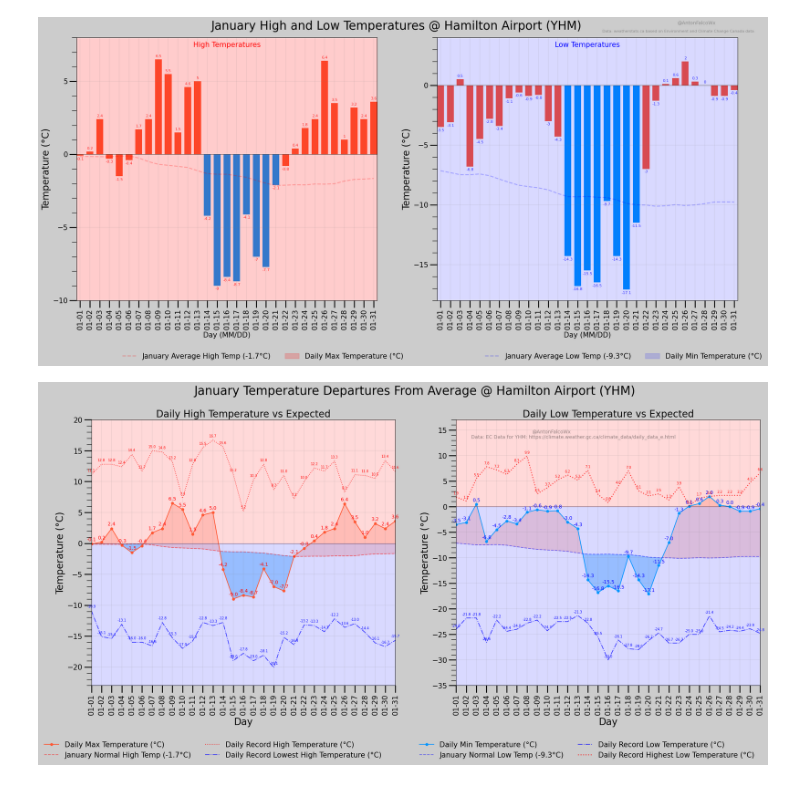
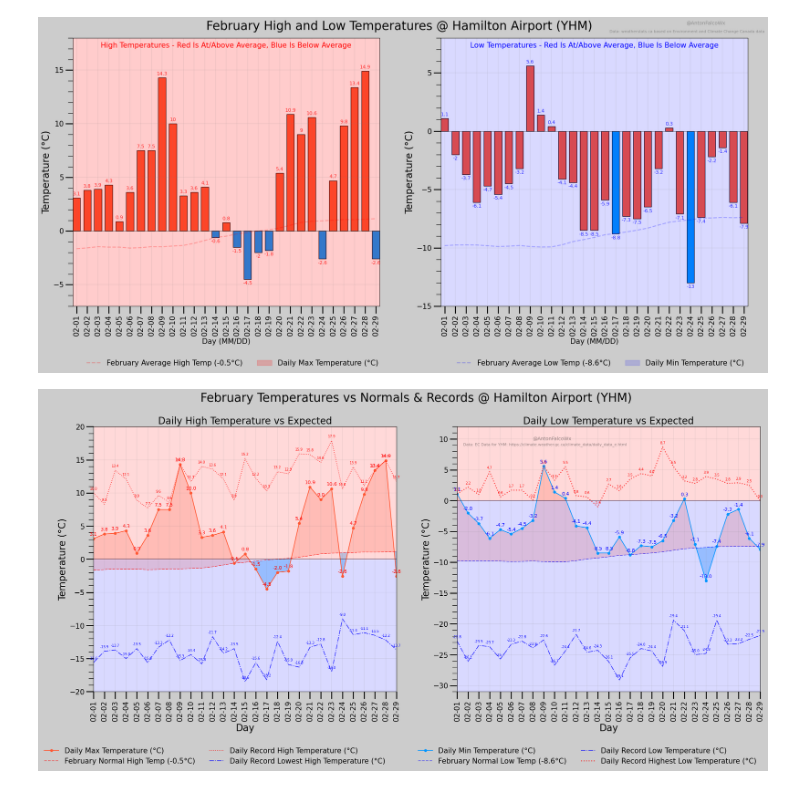
Before and after one commit to antonfalco/2024-YHM-Weather, a Jupyter notebook: YHM 2024 YEARLY OVERVIEW.ipynb, the cells around one changed output. Cells and saved outputs as stored; diff of their text form; code cells hidden in the pictures.

```diff
--- a/YHM 2024 YEARLY OVERVIEW.ipynb
+++ b/YHM 2024 YEARLY OVERVIEW.ipynb
@@ -793,7 +894,7 @@ plt.close()
 # %%
 #Separated Highs and Lows
 fig, (ax, ax2) = plt.subplots(1, 2, figsize=(25,10))
-fig.suptitle('January High and Low Temperatures @ Hamilton Airport (YHM)',  y=.93, fontweight='bold', fontsize=25)
+fig.suptitle('February High and Low Temperatures @ Hamilton Airport (YHM)',  y=.93, fontweight='bold', fontsize=25)
 #ax.set_facecolor('#DEDEDE')
 #ax2.set_facecolor('#DEDEDE')
 fig.patch.set_facecolor('#ccc')
@@ -804,14 +905,14 @@ Max_Temp = Yearly['max_temperature']
 Min_Temp = Yearly['min_temperature']
 
 #Left Plot: Data and below average color change
-colormap = np.where(Yearly['max_temperature']< -1.7, '#0096FF','#FF5733')
-Precip = ax.bar(height=Yearly['max_temperature'], x=Yearly['date'], width=0.7, color=colormap)
-ax.bar_label(Precip, padding=3, fontsize=8, fontweight='bold', color='red', alpha=0.8)
+colormap = np.where(Yearly['max_temperature']< -0.5, '#0096FF','#FF5733')
+Precip = ax.bar(height=Yearly['max_temperature'], x=Yearly['date'], width=0.7, color=colormap, edgecolor='black')
+ax.bar_label(Precip, padding=3, fontsize=10, fontweight='bold', color='red', alpha=0.8)
 
 #Right Plot: Data and below average color change
-colormap=np.where(Yearly['min_temperature']> -9.3, '#FF5733','#0096FF')
-Precip2 = ax2.bar(height=Yearly['min_temperature'], x=Yearly['date'], width=0.7, color=colormap)
-ax2.bar_label(Precip2, padding=3, fontsize=8, fontweight='bold', color='blue', alpha=0.8)
+colormap=np.where(Yearly['min_temperature']> -8.6, '#FF5733','#0096FF')
+Precip2 = ax2.bar(height=Yearly['min_temperature'], x=Yearly['date'], width=0.7, color=colormap, edgecolor='black')
+ax2.bar_label(Precip2, padding=3, fontsize=10, fontweight='bold', color='blue', alpha=0.8)
 
 #Yearly Normals plots and labels
 ax.plot(Normals['date'], Normals['max_temperature_v'], '--', ms=5, color='r', linewidth=2.0, alpha=0.25)
@@ -820,14 +921,14 @@ ax2.plot(Normals['date'], Normals['min_temperature_v'], '--', ms=5, color='b', l
 
 #Labels (left plot)
 ax.grid(which='major', color='gray', linewidth=0.15)
-ax.set_title('High Temperatures',fontweight='bold', fontsize=15, color='red', y=1.0, pad=-20)
+ax.set_title('High Temperatures - Red Is At/Above Average, Blue Is Below Average',fontweight='bold', fontsize=15, color='red', y=1.0, pad=-20)
 ax.set_xlabel('Day (MM/DD)',fontweight='bold', fontsize=15)
 ax.set_ylabel('Temperature (°C)',fontweight='bold', fontsize=20)
 
 
 #Labels (right plot)
 ax2.grid(which='major', color='gray', linewidth=0.15)
-ax2.set_title('Low Temperatures', fontweight='bold', fontsize=15, color='blue', y=1.0, pad=-20)
+ax2.set_title('Low Temperatures - Red Is At/Above Average, Blue Is Below Average', fontweight='bold', fontsize=15, color='blue', y=1.0, pad=-20)
 ax2.set_xlabel('Day (MM/DD)', fontweight='bold', fontsize=15)
 ax2.set_ylabel('Temperature (°C)', fontweight='bold', fontsize=20)
 
@@ -835,20 +936,20 @@ ax2.set_ylabel('Temperature (°C)', fontweight='bold', fontsize=20)
 #Temperature & Day X/Y-axis
 ax.margins(x=0)
 ax.margins(y=0)
-ax.set_ylim([-10, 8])
+ax.set_ylim([-7, 18])
 
 ax2.margins(x=0)
 ax2.margins(y=0)
-ax2.set_ylim([-18, 4])
+ax2.set_ylim([-15, 8])
 
 #Shaded background
-ax.axhspan(-10, 10, alpha=0.2, color='r')
-ax2.axhspan(5, -20, alpha=0.15, color='b')
+ax.axhspan(-15, 20, alpha=0.2, color='r')
+ax2.axhspan(15, -20, alpha=0.15, color='b')
 
 
 #Legends
-ax.legend(["January Average High Temp (-1.7°C)", "Daily Max Temperature (°C)"], fontsize=15, loc='lower center', bbox_to_anchor=(0.62, -0.25), ncol=2, frameon=False)
-ax2.legend([ "January Average Low Temp (-9.3°C)", "Daily Min Temperature (°C)"], fontsize=15,loc='lower center', bbox_to_anchor=(0.62, -0.25), ncol=2, frameon=False)
+ax.legend(["February Average High Temp (-0.5°C)", "Daily Max Temperature (°C)"], fontsize=15, loc='lower center', bbox_to_anchor=(0.52, -0.25), ncol=2, frameon=False)
+ax2.legend([ "February Average Low Temp (-8.6°C)", "Daily Min Temperature (°C)"], fontsize=15,loc='lower center', bbox_to_anchor=(0.52, -0.25), ncol=2, frameon=False)
 
 
 #Changing the x and y axis intervals (ticks)
@@ -869,41 +970,41 @@ ax.tick_params('both', length=10, width=1, which='minor', labelsize=15)
 ax.tick_params(axis='x', rotation=90)
 
 ax2.tick_params('both', length=15, width=2, which='major', labelsize=15)
 ax2.tick_params('both', length=10, width=1, which='minor', labelsize=15)
 ax2.tick_params(axis='x', rotation=90)
 
 
 #Average lines (Average Temperature and Average Precip)
 #ax.axhline(-1.7,0,28,color='red',linewidth=2.0,linestyle='dotted',alpha=0.5)
 #ax2.axhline(-9.3,0,28,color='blue',linewidth=2.0,linestyle='dotted',alpha=0.5)
 
 #Zero degree lines
 #ax.axhline(-1.7,0,28,color='red',linewidth=2.0,linestyle='dotted',alpha=0.5)
 ax.axhline(0,0,28,color='black',linewidth=0.5,linestyle='solid',alpha=0.9)
 ax2.axhline(0,0,28,color='black',linewidth=0.5,linestyle='solid',alpha=0.9)
 
 #Adding name
 plt.text(2.0, 1.05, '@AntonFalcoWx', fontsize = 10, transform=ax.transAxes, alpha=0.3)
 plt.text(1.75, 1.02, 'Data: weatherstats.ca based on Environment and Climate Change Canada data', fontsize = 8, transform=ax.transAxes, alpha=0.3)
 
-#plt.text(0.6, 0.8, 'January Average High Temp (-1.7°C)',color='red', fontsize = 12, transform=ax.transAxes, alpha=0.9)
-#plt.text(1.8, 0.5, 'January Average Low Temp (-9.3°C)',color='blue', fontsize = 12, transform=ax.transAxes, alpha=0.9)
+#plt.text(0.6, 0.8, 'February Average High Temp (-1.7°C)',color='red', fontsize = 12, transform=ax.transAxes, alpha=0.9)
+#plt.text(1.8, 0.5, 'February Average Low Temp (-9.3°C)',color='blue', fontsize = 12, transform=ax.transAxes, alpha=0.9)
 
 
 #Date formatter
 date_form = DateFormatter("%m-%d")
 ax.xaxis.set_major_formatter(date_form)
 ax2.xaxis.set_major_formatter(date_form)
 
-#plt.savefig('YHM_Normals vs January Bar Graph (double).jpg', dpi=300)
+#plt.savefig('YHM_Normals vs February Bar Graph (double).jpg', dpi=300)
 plt.show()
 plt.close()
 # %% [output]
-[figure, old version]
+[figure, new version]
 # %%
 #Fill Differences From Average
 fig, (ax, ax2) = plt.subplots(1, 2, figsize=(25,10))
-fig.suptitle('January Temperature Departures From Average @ Hamilton Airport (YHM)', fontweight='bold', fontsize=25)
+fig.suptitle('February Temperatures vs Normals & Records @ Hamilton Airport (YHM)', fontweight='bold', fontsize=25)
 #ax.set_facecolor('#DEDEDE')
 #ax2.set_facecolor('#DEDEDE')
 fig.patch.set_facecolor('#ccc')
@@ -981,14 +1082,14 @@ ax2.grid(which='major', color='gray', linewidth=0.15)
 
 
 #Legends (normals)
-#ax.legend(["Daily Max Temperature (°C)", "January Daily Average High Temp (-1.7°C)"],fontsize=15, loc='lower center', bbox_to_anchor=(0.4, -0.25), ncol=2, frameon=False)
-#ax2.legend(["Daily Min Temperature (°C)", "January Daily Average Low Temp (-9.3°C)"], fontsize=15, frameon=False, loc='lower center', bbox_to_anchor=(0.43, -0.25), ncol=2)
+#ax.legend(["Daily Max Temperature (°C)", "February Daily Average High Temp (-1.7°C)"],fontsize=15, loc='lower center', bbox_to_anchor=(0.4, -0.25), ncol=2, frameon=False)
+#ax2.legend(["Daily Min Temperature (°C)", "February Daily Average Low Temp (-9.3°C)"], fontsize=15, frameon=False, loc='lower center', bbox_to_anchor=(0.43, -0.25), ncol=2)
 
 #Legends (extremes)
-ax.legend(["Daily Max Temperature (°C)", "January Normal High Temp (-1.7°C)", "Daily Record High Temperature (°C)", "Daily Record Lowest High Temperature (°C)"],fontsize=15, loc='lower center',
+ax.legend(["Daily Max Temperature (°C)", "February Normal High Temp (-0.5°C)", "Daily Record High Temperature (°C)", "Daily Record Lowest High Temperature (°C)"],fontsize=15, loc='lower center',
           bbox_to_anchor=(0.4, -0.3), ncol=2, frameon=False)
 
-ax2.legend(["Daily Min Temperature (°C)", "January Normal Low Temp (-9.3°C)", "Daily Record Low Temperature (°C)", "Daily Record Highest Low Temperature (°C)"], fontsize=15, frameon=False, loc='lower center',
+ax2.legend(["Daily Min Temperature (°C)", "February Normal Low Temp (-8.6°C)", "Daily Record Low Temperature (°C)", "Daily Record Highest Low Temperature (°C)"], fontsize=15, frameon=False, loc='lower center',
            bbox_to_anchor=(0.43, -0.3), ncol=2)
 
 
@@ -1014,8 +1115,8 @@ ax2.margins(y=0)
 #ax2.set_ylim(-19, 4)
 
 #Extreme Limits
-ax.set_ylim(-23, 20)
-ax2.set_ylim(-35, 17)
+ax.set_ylim(-20, 20)
+ax2.set_ylim(-31, 12)
 
 
 #Shaded background normals
@@ -1026,9 +1127,9 @@ ax2.set_ylim(-35, 17)
 
 #Shaded background extremes
 ax.axhspan(20, 0, alpha=0.15, color='r')
-ax.axhspan(0, -23, alpha=0.15, color='b')
-ax2.axhspan(17, 0, alpha=0.15, color='r')
-ax2.axhspan(0, -35, alpha=0.15, color='b')
+ax.axhspan(0, -20, alpha=0.15, color='b')
+ax2.axhspan(12, 0, alpha=0.15, color='r')
+ax2.axhspan(0, -31, alpha=0.15, color='b')
 
 
 #Longer Ticks
@@ -1064,10 +1165,10 @@ ax2.xaxis.set_major_formatter(date_form)
 
 #Adding name and two line labels
 plt.text(1.45, 0.95, '@AntonFalcoWx', fontsize = 10, transform=ax.transAxes, alpha=0.4)
-plt.text(1.25, 0.93, 'Data: EC Data for YHM: https://climate.weather.gc.ca/climate_data/daily_data_e.html', fontsize = 10, transform=ax.transAxes, alpha=0.4)
-#plt.text(0.02, 0.37, 'January Average High Temp (-1.7°C)',color='red', fontsize = 14, transform=ax.transAxes, alpha=0.9)
-#plt.text(1.25, 0.33, 'January Average Low Temp (-9.3°C)',color='blue', fontsize = 14, transform=ax.transAxes, alpha=0.9)
-#plt.text(0.3, 0.12, 'January Average Precip Per Day (1981-2010)',color='green', fontsize = 14, transform=ax.transAxes, alpha=0.9)
+plt.text(1.22, 0.93, 'Data: EC Data for YHM: https://climate.weather.gc.ca/climate_data/daily_data_e.html', fontsize = 8, transform=ax.transAxes, alpha=0.4)
+#plt.text(0.02, 0.37, 'February Average High Temp (-1.7°C)',color='red', fontsize = 14, transform=ax.transAxes, alpha=0.9)
+#plt.text(1.25, 0.33, 'February Average Low Temp (-9.3°C)',color='blue', fontsize = 14, transform=ax.transAxes, alpha=0.9)
+#plt.text(0.3, 0.12, 'February Average Precip Per Day (1981-2010)',color='green', fontsize = 14, transform=ax.transAxes, alpha=0.9)
 
 
 #Average lines (Average Temperature and Average Precip)
@@ -1077,8 +1178,8 @@ ax.axhline(0,0,28,color='black',linewidth=0.5,linestyle='solid', alpha=0.7)
 ax2.axhline(0,0,28,color='black',linewidth=0.5,linestyle='solid', alpha=0.7)
 
 
-#plt.savefig('YHM_Normals vs January (double).jpg', dpi=300)
+#plt.savefig('YHM_Normals vs February (double).jpg', dpi=300)
 plt.show()
 plt.close()
 # %% [output]
-[figure, old version]
+[figure, new version]
```
Also changed, not shown: parts of 15 cells of this notebook.
